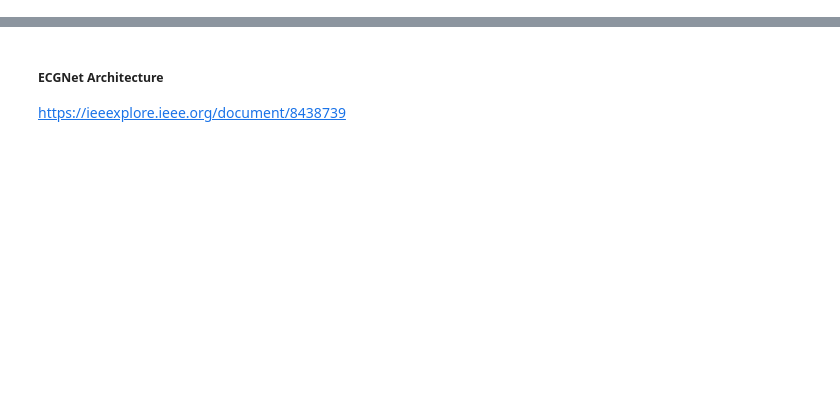
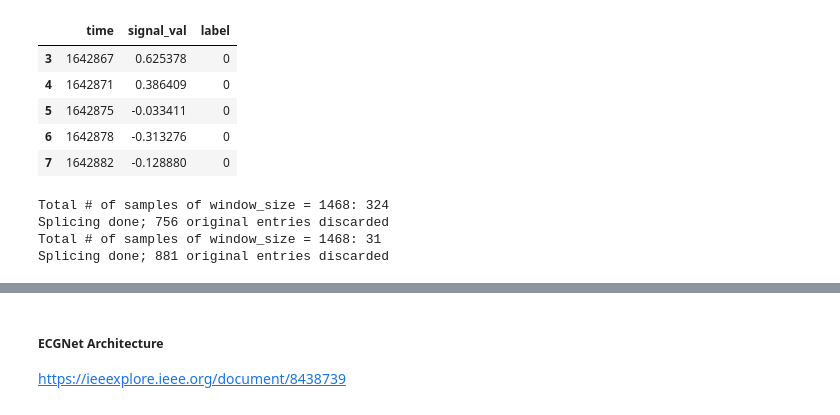
Before and after one commit to the-promised-LAN/ecg_stress_classification, a Jupyter notebook: ecgnet2018.ipynb, the cells around one changed output, grey strips where cells are left out. Drawn from its saved outputs; the diff is of its cells as text; code cells hidden in the pictures; blank space fills up the shorter version.

Commit message:
added window slicing, majority labeling, model compiles now

```diff
--- a/ecgnet2018.ipynb
+++ b/ecgnet2018.ipynb
@@ -66,0 +102,24 @@ def import_train_test_data(data_dir, test_user=None):
+# %%
+train_set, test_set = import_train_test_data('IRRlabeldata_3c',test_user=2)
+
+# removing first 2 rows since garbage data
+test_set = test_set.iloc[2:,:]
+train_set = train_set.iloc[2:,:]
+test_set.head()
+# %% [output]
+|  | time | signal_val | label |
+| 3 | 1642867 | 0.625378 | 0 |
+| 4 | 1642871 | 0.386409 | 0 |
+| 5 | 1642875 | -0.033411 | 0 |
+| 6 | 1642878 | -0.313276 | 0 |
+| 7 | 1642882 | -0.128880 | 0 |
+# %%
+ts_window_size = 1468 # 294 = 1s 1468 = 5 seconds, before: 224 samples per 1 sample
+
+train_set = time_series_splicing(train_set, ts_window_size)
+test_set = time_series_splicing(test_set, ts_window_size)
+# %% [output]
+Total # of samples of window_size = 1468: 324
+Splicing done; 756 original entries discarded
+Total # of samples of window_size = 1468: 31
+Splicing done; 881 original entries discarded
```
Also changed, not shown: parts of 12 cells of this notebook.
